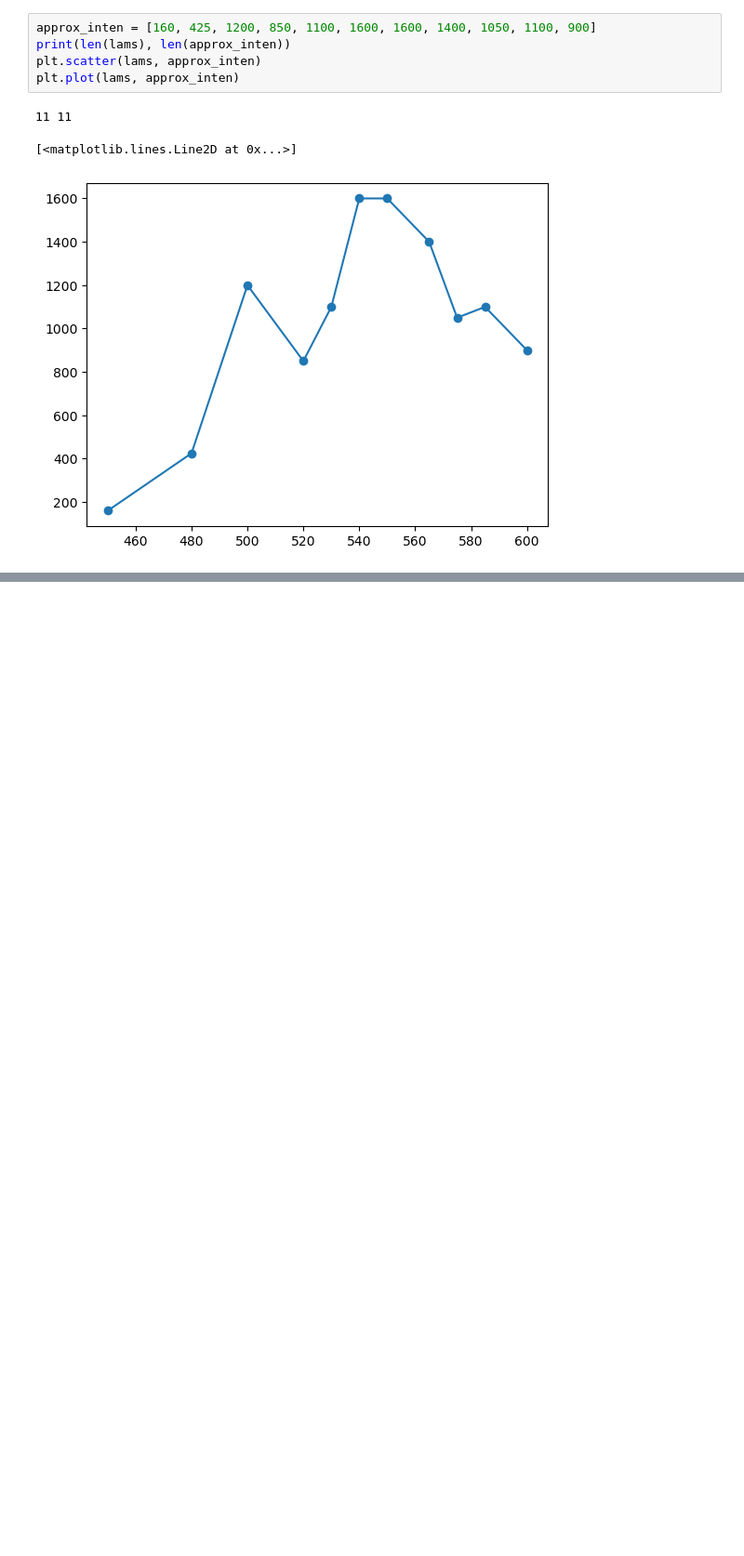
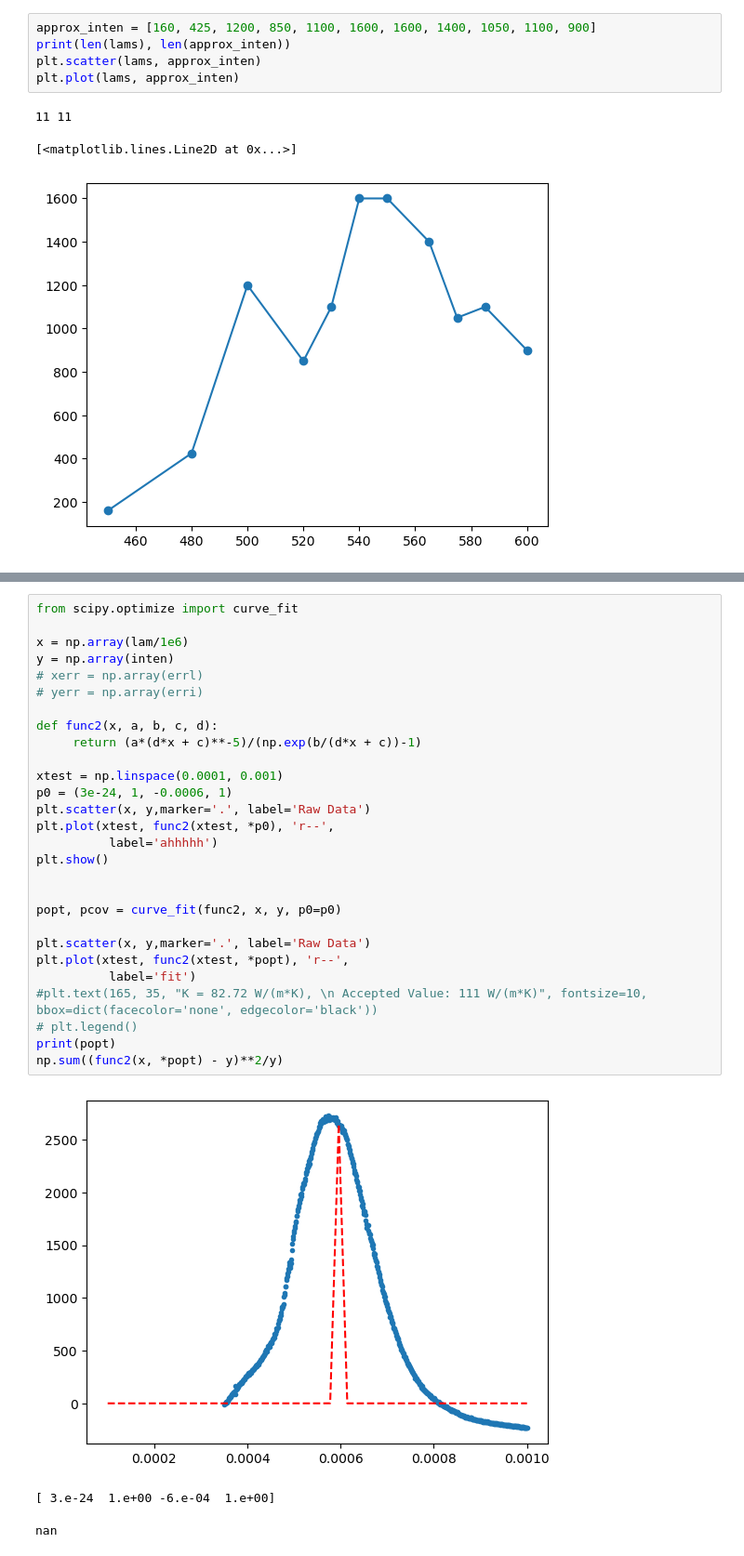
Before and after one commit to AyushmaanAggarwal/Physics-5CL-Capstone-Project, a Jupyter notebook: Data/oceanview/rough_planck.ipynb, the cells around one changed output, grey strips where cells are left out. Shown at 93% size. Cells and saved outputs as stored; diff of their text form; blank space fills up the shorter version.

```diff
--- a/Data/oceanview/rough_planck.ipynb
+++ b/Data/oceanview/rough_planck.ipynb
@@ -227,0 +262,32 @@ np.sum((func(x, *popt) - y)**2/y)
+# %%
+from scipy.optimize import curve_fit
+
+x = np.array(lam/1e6)
+y = np.array(inten)
+# xerr = np.array(errl)
+# yerr = np.array(erri)
+
+def func2(x, a, b, c, d):
+     return (a*(d*x + c)**-5)/(np.exp(b/(d*x + c))-1)
+
+xtest = np.linspace(0.0001, 0.001)
+p0 = (3e-24, 1, -0.0006, 1)
+plt.scatter(x, y,marker='.', label='Raw Data')
+plt.plot(xtest, func2(xtest, *p0), 'r--',
+          label='ahhhhh')
+plt.show()
+
+
+popt, pcov = curve_fit(func2, x, y, p0=p0)
+
+plt.scatter(x, y,marker='.', label='Raw Data')
+plt.plot(xtest, func2(xtest, *popt), 'r--',
+          label='fit')
+#plt.text(165, 35, "K = 82.72 W/(m*K), \n Accepted Value: 111 W/(m*K)", fontsize=10, bbox=dict(facecolor='none', edgecolor='black'))
+# plt.legend()
+print(popt)
+np.sum((func2(x, *popt) - y)**2/y)
+# %% [output]
+[figure, added]
+[ 3.e-24  1.e+00 -6.e-04  1.e+00]
+nan
```
Also changed, not shown: parts of 7 cells of this notebook.
